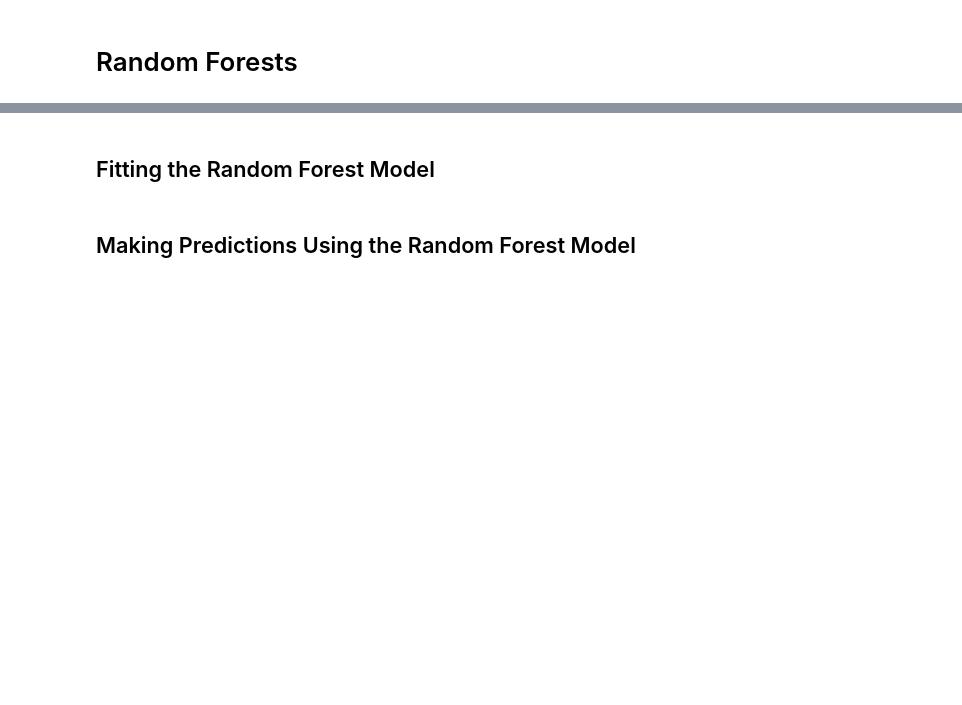
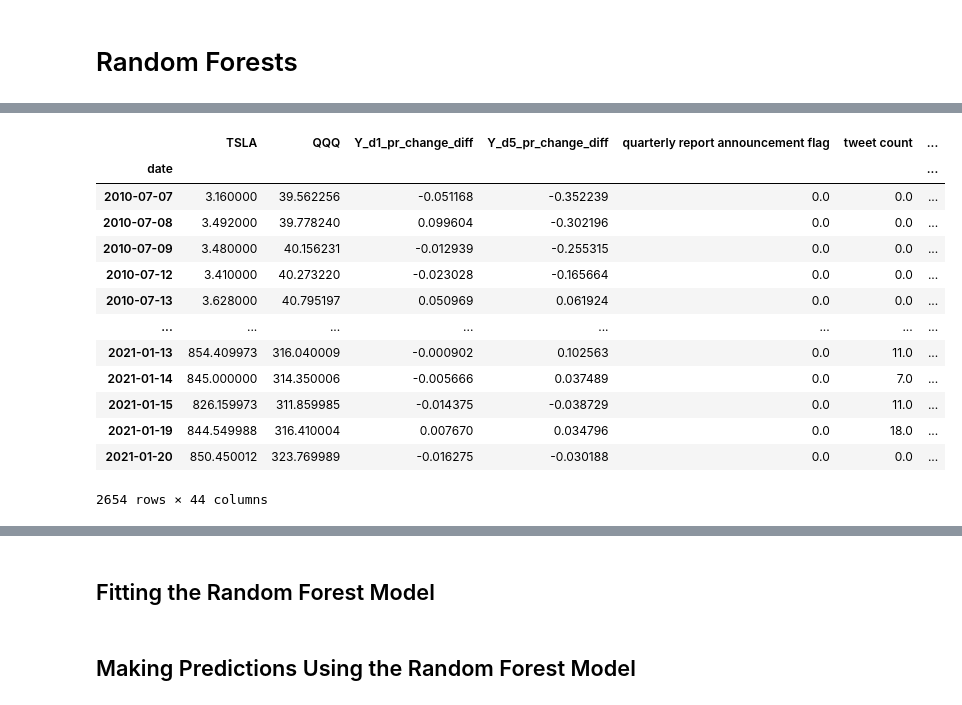
Before and after one commit to tamobee/Tweeting-Tesla, a Jupyter notebook: Code/ML.ipynb, the cells around one changed output, grey strips where cells are left out. Drawn from its saved outputs; the diff is of its cells as text; code cells hidden in the pictures; blank space fills up the shorter version.

```diff
--- a/Code/ML.ipynb
+++ b/Code/ML.ipynb
@@ -36,2 +59,20 @@ tweets_df
+# %%
+dropped_na_df = tweets_df.iloc[5:, :]
+dropped_na_df
+# %% [output]
+|  | TSLA | QQQ | Y_d1_pr_change_diff | Y_d5_pr_change_diff | quarterly report announcement flag | tweet count | ... |
+| date |  |  |  |  |  |  | ... |
+| 2010-07-07 | 3.160000 | 39.562256 | -0.051168 | -0.352239 | 0.0 | 0.0 | ... |
+| 2010-07-08 | 3.492000 | 39.778240 | 0.099604 | -0.302196 | 0.0 | 0.0 | ... |
+| 2010-07-09 | 3.480000 | 40.156231 | -0.012939 | -0.255315 | 0.0 | 0.0 | ... |
+| 2010-07-12 | 3.410000 | 40.273220 | -0.023028 | -0.165664 | 0.0 | 0.0 | ... |
+| 2010-07-13 | 3.628000 | 40.795197 | 0.050969 | 0.061924 | 0.0 | 0.0 | ... |
+| ... | ... | ... | ... | ... | ... | ... | ... |
+| 2021-01-13 | 854.409973 | 316.040009 | -0.000902 | 0.102563 | 0.0 | 11.0 | ... |
+| 2021-01-14 | 845.000000 | 314.350006 | -0.005666 | 0.037489 | 0.0 | 7.0 | ... |
+| 2021-01-15 | 826.159973 | 311.859985 | -0.014375 | -0.038729 | 0.0 | 11.0 | ... |
+| 2021-01-19 | 844.549988 | 316.410004 | 0.007670 | 0.034796 | 0.0 | 18.0 | ... |
+| 2021-01-20 | 850.450012 | 323.769989 | -0.016275 | -0.030188 | 0.0 | 0.0 | ... |
+2654 rows × 44 columns
 # %%
 # Define features set
```
Also changed, not shown: parts of 12 cells of this notebook.
